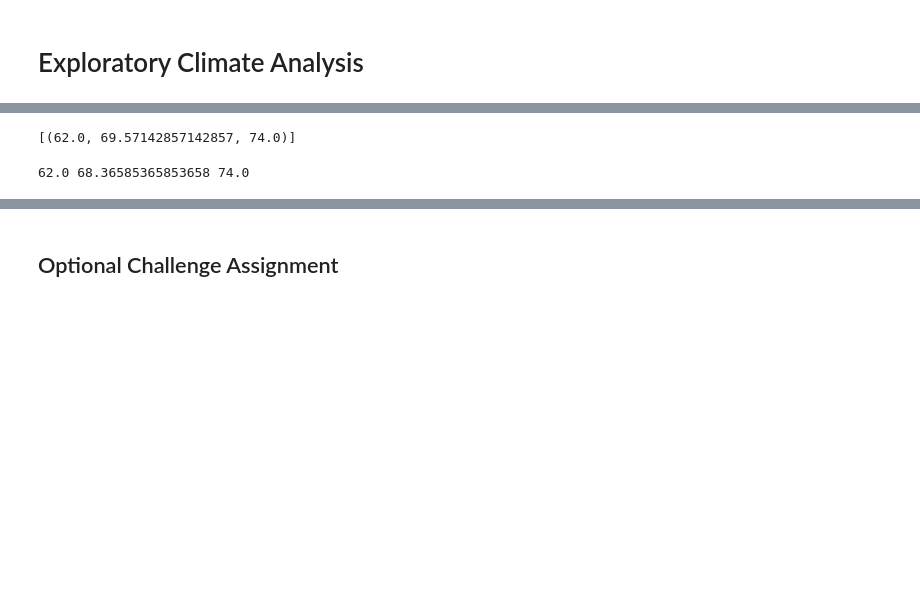
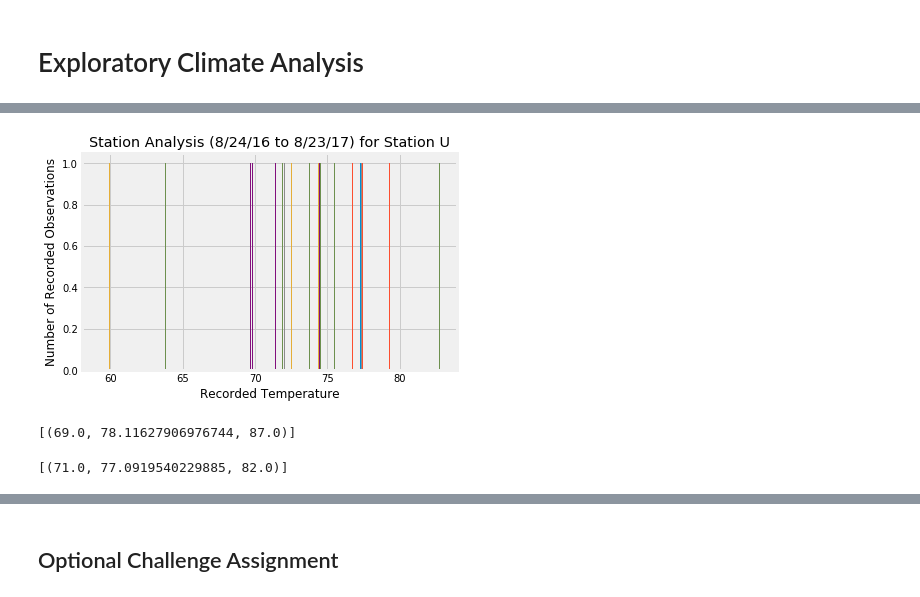
Before and after one commit to janielua1077/sqlalchemy-challenge, a Jupyter notebook: climate_analysis.ipynb, the cells around one changed output, grey strips where cells are left out. Saved outputs shown, nothing was run; the diff lists cells and outputs as text; code cells hidden in the pictures; blank space fills up the shorter version.

```diff
--- a/climate_analysis.ipynb
+++ b/climate_analysis.ipynb
@@ -62,4 +100,11 @@ session = Session(engine)
 # %%
 # What are the most active stations? (i.e. what stations have the most rows)?
 # List the stations and the counts in descending order.
+active_station = session.query(Measurement.station, func.count(Measurement.tobs)).group_by(Measurement.station).\
+               order_by(func.count(Measurement.tobs).desc()).all()
+
+busiest = active_station[0][0]
+print("The most active station was",busiest,"which had",active_station[0][1],"weather observations.")
+for station, count in active_station:
+    print(station,count)
 # %% [output]
@@ -85,3 +126,21 @@ session = Session(engine)
+# %%
+# Choose the station with the highest number of temperature observations.
+# Query the last 12 months of temperature observation data for this station and plot the results as a histogram
+most_temps_station = session.query(Measurement.station, func.count(Measurement.tobs)).group_by(Measurement.station).order_by(func.count(Measurement.station).desc()).first()
+most_temps_station= most_temps_station[0]
+
+temperature_observations = session.query( Measurement.tobs).filter(Measurement.date >= last_year).filter(Measurement.station == most_temps_station).all()
+temperature_observations = pd.DataFrame(temperature_observations, columns=['temperature'])
+
+
+temp_df=pd.DataFrame(temperature_observations)
+plt.hist(temp_df, 12)
+plt.xlabel("Recorded Temperature")
+plt.ylabel("Number of Recorded Observations")
+plt.title("Station Analysis (8/24/16 to 8/23/17) for Station " + busiest)
+plt.show()
+# %% [output]
+[figure, added]
 # %%
 # This function called `calc_temps` will accept start date and end date in the format '%Y-%m-%d'
 # and return the minimum, average, and maximum temperatures for that range of dates
@@ -99,15 +158,16 @@ def calc_temps(start_date, end_date):
     return session.query(func.min(Measurement.tobs), func.avg(Measurement.tobs), func.max(Measurement.tobs)).\
         filter(Measurement.date >= start_date).filter(Measurement.date <= end_date).all()
 
-# function usage example
-print(calc_temps('2012-02-28', '2012-03-05'))
+my_trip = calc_temps('2017-07-01','2017-07-14')
+my_trip
 # %% [output]
-[(62.0, 69.57142857142857, 74.0)]
+[(69.0, 78.11627906976744, 87.0)]
 # %%
 # Use your previous function `calc_temps` to calculate the tmin, tavg, and tmax
 # for your trip using the previous year's data for those same dates.
+print(calc_temps('2016-07-01', '2016-07-14'))
 # %% [output]
-62.0 68.36585365853658 74.0
+[(71.0, 77.0919540229885, 82.0)]
 # %%
 # Plot the results from your previous query as a bar chart.
 # Use "Trip Avg Temp" as your Title
```
Also changed, not shown: parts of 17 cells of this notebook.
